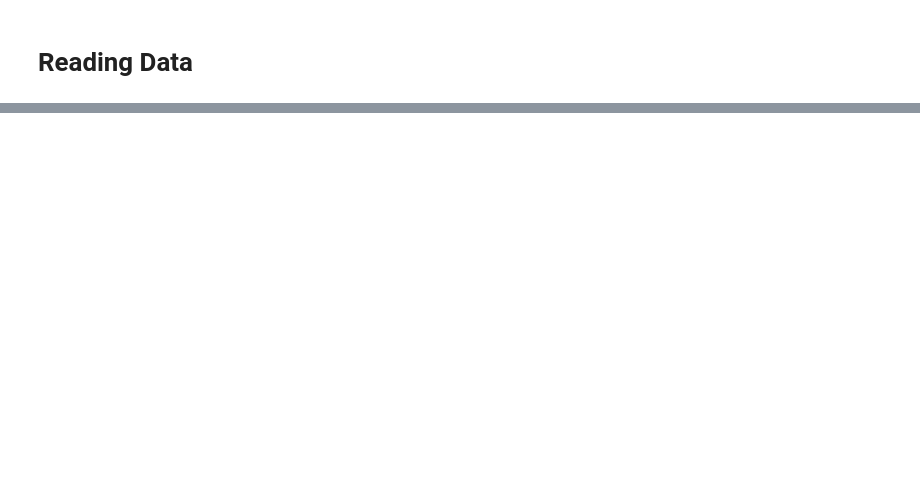
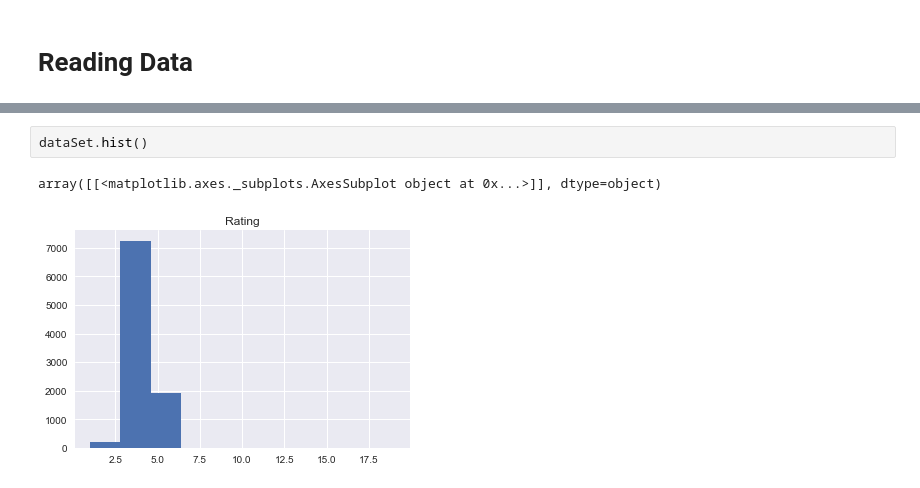
Before and after one commit to mukeshmehta/Data-Analysis, a Jupyter notebook: Prediction of Apps Rating.ipynb, the cells around one changed output, grey strips where cells are left out. Drawn from its saved outputs; the diff is of its cells as text; blank space fills up the shorter version.

```diff
--- a/Prediction of Apps Rating.ipynb
+++ b/Prediction of Apps Rating.ipynb
@@ -18,0 +45,5 @@ dataSet.head() #First 5 rows of DataSet
+# %%
+dataSet.hist()
+# %% [output]
+array([[<matplotlib.axes._subplots.AxesSubplot object at 0x...>]], dtype=object)
+[figure, added]
```
Also changed, not shown: parts of 38 cells of this notebook.
